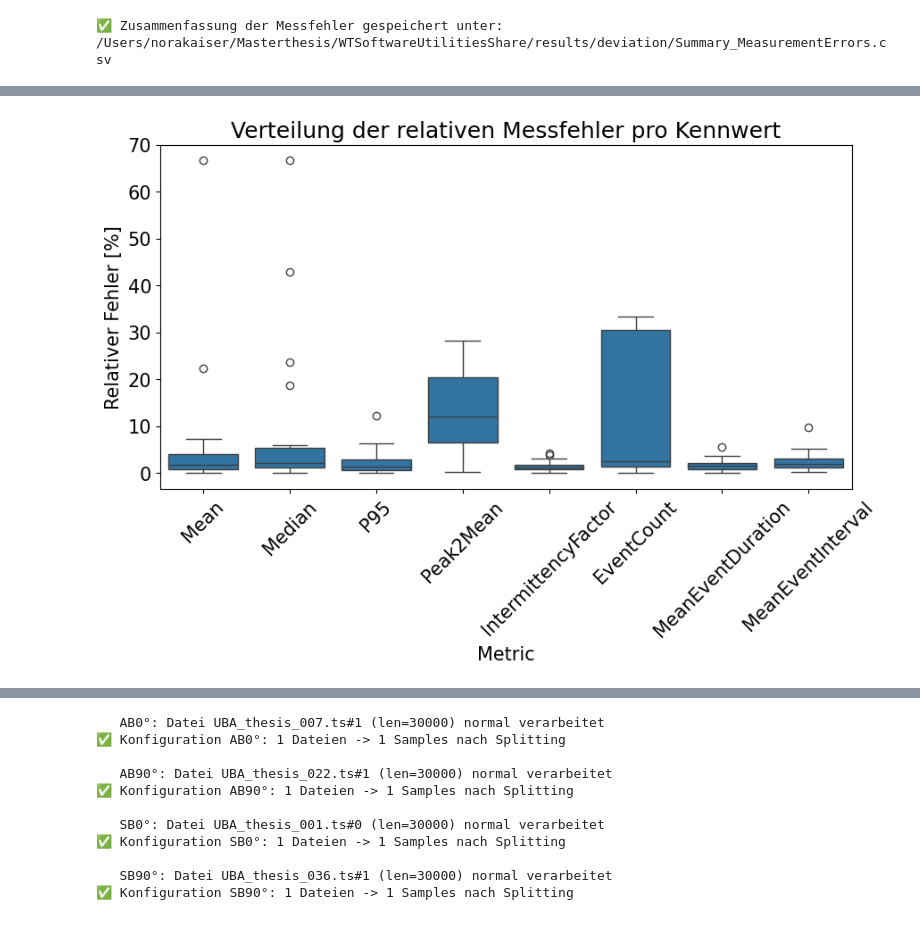
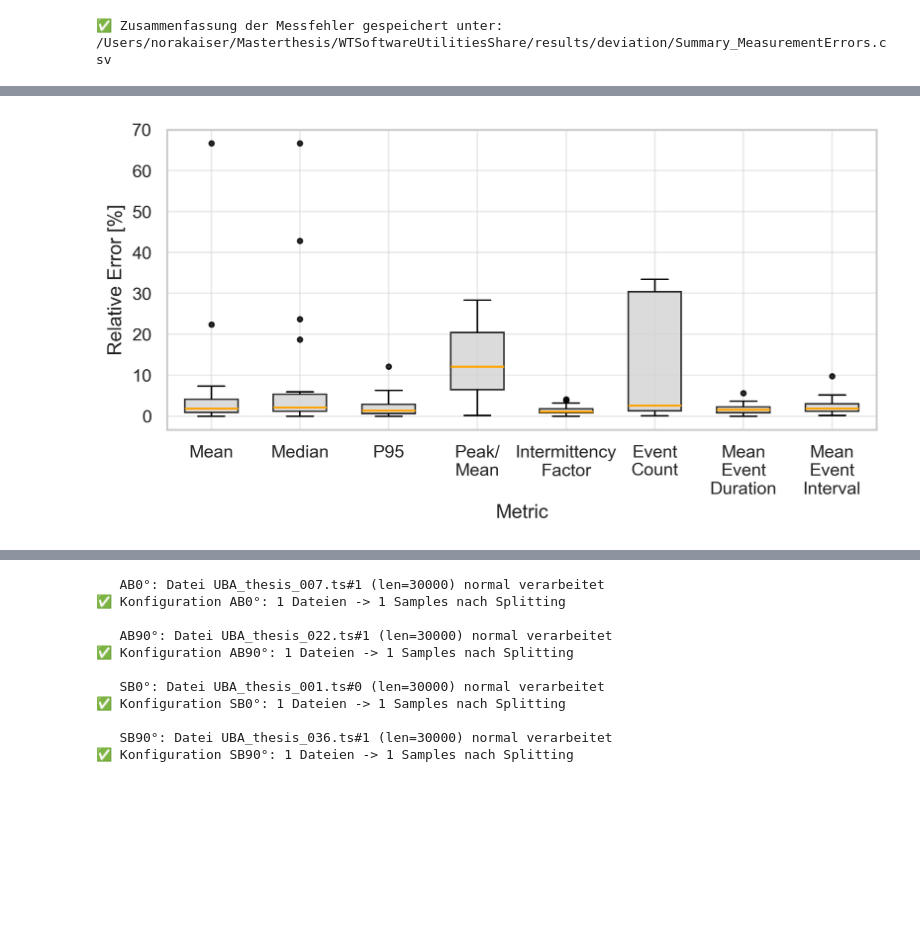
Before and after one commit to noradoralaexploradora/windtunnelsofware, a Jupyter notebook: DataAnalysis.ipynb, the cells around one changed output, grey strips where cells are left out. Drawn from its saved outputs; the diff is of its cells as text; code cells hidden in the pictures; blank space fills up the shorter version.

```diff
--- a/DataAnalysis.ipynb
+++ b/DataAnalysis.ipynb
@@ -782,3 +782,10 @@ print(f"✅ Zusammenfassung der Messfehler gespeichert unter: {save_summary}")
 | 1 | IntermittencyFactor | 22 | 1.45 | 1.10 | 3.75 |
 | 3 | MeanEventDuration | 22 | 1.67 | 1.56 | 3.65 |
 ✅ Zusammenfassung der Messfehler gespeichert unter: /Users/norakaiser/Masterthesis/WTSoftwareUtilitiesShare/results/deviation/Summary_MeasurementErrors.csv
+# %%
+# absolute Pfadangabe zur Datei
+style_path = os.path.join(output_path, "thesis_style.mplstyle")
+
+# Stil aktivieren
+plt.style.use(style_path)
+plt.rcParams["font.family"]
@@ -785,25 +794,86 @@ print(f"✅ Zusammenfassung der Messfehler gespeichert unter: {save_summary}")
 # %%
 import seaborn as sns
-# Alle Derivation-Dateien zusammenlesen
-deriv_files = [f for f in os.listdir(os.path.join(output_path, "deviation"))
-               if f.startswith("Derivation_") and f.endswith(".csv")]
+
+# -------------------------------------------------------
+# 📄 Stil laden (Fonts & Größen aus deiner Datei)
+# -------------------------------------------------------
+style_path = os.path.join(output_path, "thesis_style.mplstyle")
+plt.style.use(style_path)
+sns.set_theme(style="whitegrid")  # sorgt für konsistente Schrift und Gitter
+
+# -------------------------------------------------------
+# 📊 Daten einlesen
+# -------------------------------------------------------
+deriv_path = os.path.join(output_path, "deviation")
+deriv_files = [
+    f for f in os.listdir(deriv_path)
+    if f.startswith("Derivation_") and f.endswith(".csv")
+]
 
 dfs_deriv = []
 for f in deriv_files:
-    pn = f.replace("Derivation_", "").replace(".csv", "")
-    df = pd.read_csv(os.path.join(output_path, "deviation", f))
-    df["Point"] = pn
+    point = f.replace("Derivation_", "").replace(".csv", "")
+    df = pd.read_csv(os.path.join(deriv_path, f))
+    df["Point"] = point
     dfs_deriv.append(df)
 
 df_deriv_all = pd.concat(dfs_deriv, ignore_index=True)
+df_deriv_all.columns = df_deriv_all.columns.str.strip()
 
-# Boxplot der relativen Fehler pro Kennwert
-plt.figure(figsize=(10, 5))
-sns.boxplot(data=df_deriv_all, x="Metric", y="RelError(%)")
-plt.xticks(rotation=45)
-plt.ylabel("Relativer Fehler [%]")
-plt.title("Verteilung der relativen Messfehler pro Kennwert")
+# -------------------------------------------------------
+# 🔤 Metriknamen schöner formatieren
+# -------------------------------------------------------
+metric_labels = {
+    "Mean": "Mean",
+    "Median": "Median",
+    "P95": "P95",
+    "Peak2Mean": "Peak/ Mean",
+    "IntermittencyFactor": "Intermittency\nFactor",
+    "EventCount": "Event\nCount",
+    "MeanEventDuration": "Mean Event\nDuration",
+    "MeanEventInterval": "Mean Event\nInterval",
+}
+
+df_deriv_all["MetricLabel"] = df_deriv_all["Metric"].map(metric_labels)
+
+# -------------------------------------------------------
+# 🎨 Boxplot
+# -------------------------------------------------------
+fig, ax = plt.subplots(figsize=(7, 3.8))  # Breite passend zu Thesis-Layout
+
+sns.boxplot(
+    data=df_deriv_all,
+    x="MetricLabel",
+    y="RelError(%)",
+    ax=ax,
+    width=0.6,
+    color="lightgray",  # leicht ausgegraut
+    boxprops=dict(edgecolor="black", linewidth=1.0, alpha=0.8),
+    medianprops=dict(color="orange", linewidth=1.3),
+    whiskerprops=dict(color="black", linewidth=1.0),
+    capprops=dict(color="black", linewidth=1.0),
+    flierprops=dict(
+        marker="o",
+        markersize=3,
+        markeredgecolor="black",
+        alpha=0.8,
+    ),
+)
+
+# -------------------------------------------------------
+# 🧭 Achsen & Layout
+# -------------------------------------------------------
+ax.set_xlabel("Metric")
+ax.set_ylabel("Relative Error [%]")
+#ax.set_title("Verteilung der relativen Messfehler pro Kennwert", pad=4)
+ax.grid(True, linestyle="-", alpha=0.4)
+
+# X-Achsenlabels mehrzeilig formatieren
+labels = [l.get_text().replace(" ", "\n") for l in ax.get_xticklabels()]
+ax.set_xticklabels(labels)
+
+plt.tight_layout()
 plt.show()
 # %% [output]
-[figure, old version]
+[figure, new version]
 # %%
```
Also changed, not shown: parts of 9 cells of this notebook.
